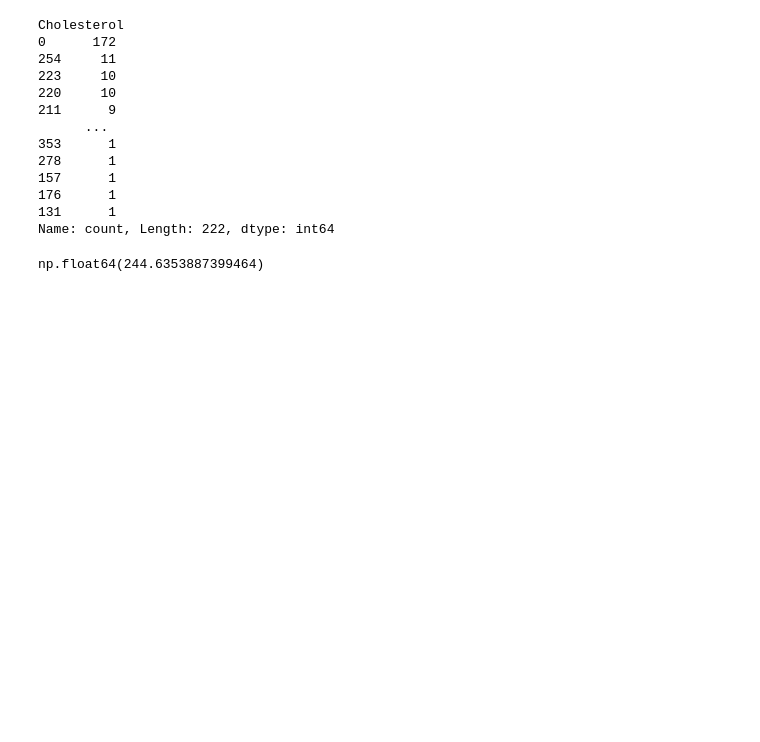
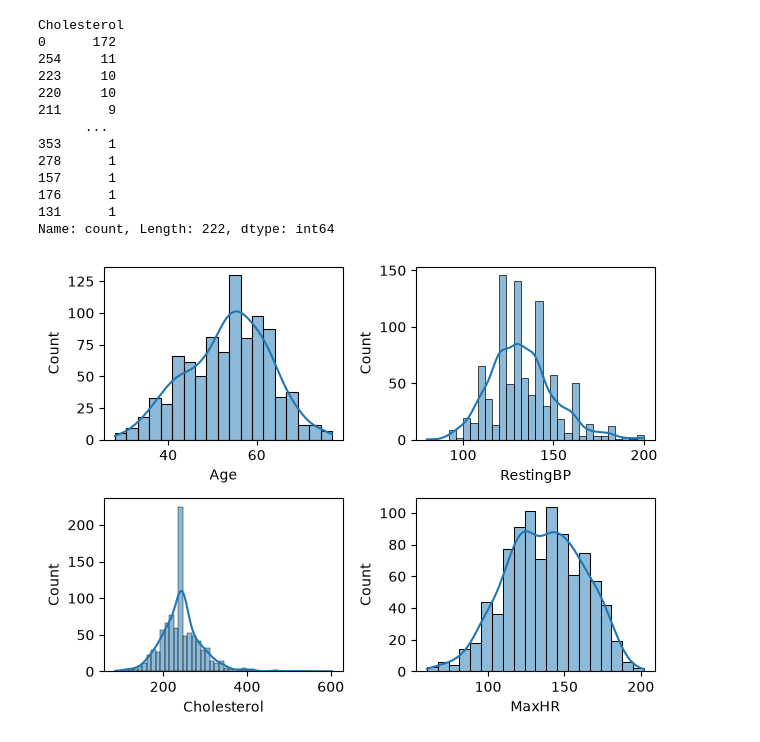
Before and after one commit to C4naryS0ck/oompa-loompa, a Jupyter notebook: heart.ipynb, the cells around one changed output. Cells and saved outputs as stored; diff of their text form; code cells hidden in the pictures; blank space fills up the shorter version.

```diff
--- a/heart.ipynb
+++ b/heart.ipynb
@@ -114,6 +114,5 @@ Name: count, Length: 222, dtype: int64
 # %%
 ch_mean = df.loc[df['Cholesterol'] != 0, 'Cholesterol'].mean()
 # %%
-ch_mean
+df['Cholesterol'] = df['Cholesterol'].replace(0,ch_mean)
+df['Cholesterol'] = df['Cholesterol'].round(2)
-# %% [output]
-np.float64(244.6353887399464)
@@ -119,0 +123,9 @@ np.float64(244.6353887399464)
+# %%
+plotting('Age',1)
+plotting('RestingBP',2)
+plotting('Cholesterol',3)
+plotting('MaxHR',4)
+
+plt.tight_layout()
+# %% [output]
+[figure, added]
```
Also changed, not shown: parts of 4 cells of this notebook.
